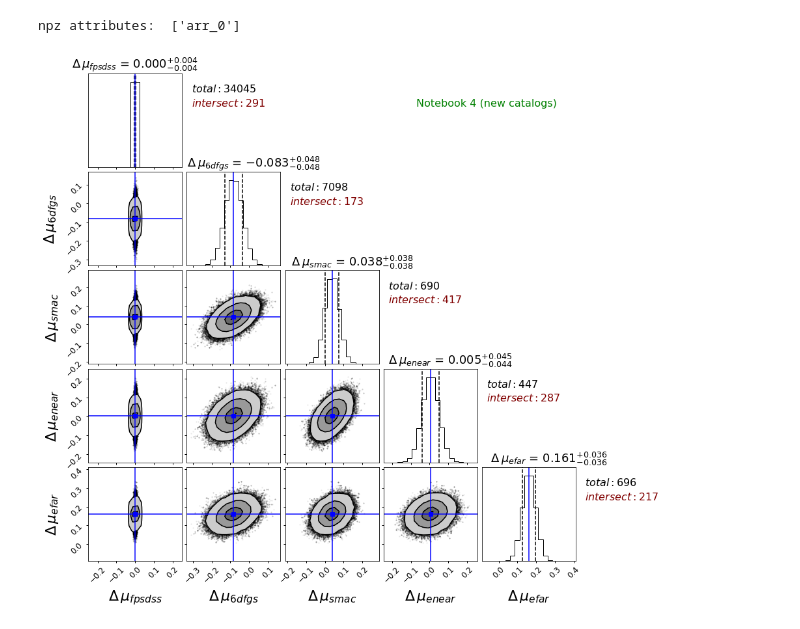
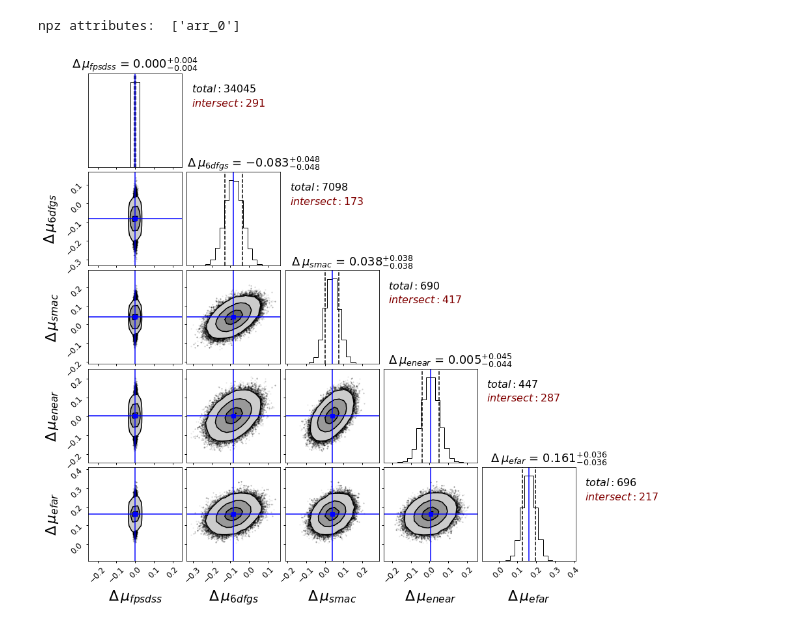
Before and after one commit to ekourkchi/CF4catalog, a Jupyter notebook: FP_groups-updated_MCMC-Investigate3.ipynb, the cells around one changed output. Drawn from its saved outputs; the diff is of its cells as text; code cells hidden in the pictures.

Commit message:
fixing the MCMC calcaultions and the catalogs based on the latest updates in November 2022

```diff
--- a/FP_groups-updated_MCMC-Investigate3.ipynb
+++ b/FP_groups-updated_MCMC-Investigate3.ipynb
@@ -547,6 +547,9 @@ npzName = "CF4_FP_group.220521.EDDhelper.inv3.npz"
 npzfile = np.load(npzName)
 print("npz attributes: ", npzfile.files)
 NPZsamples = npzfile['arr_0']
+
+catalogs = ["fpsdss", "6dfgs", "smc", "enr", "far"]
+samples = NPZsamples
 # %% [output]
 npz attributes:  ['arr_0']
 # %%
@@ -598,37 +601,37 @@ for ax in fig.get_axes():
         error  = nl[1]
         title = left+'='+' ${0.000}_'+error
         ax.set_title(title)
         ax.title.set_fontsize(18)
 
 
     ax.tick_params(which='major', length=3, width=1., direction='out')
 
     Ylm = ax.get_ylim() ; Xlm = ax.get_xlim()
     x0 = -0.1*Xlm[0]+1.1*Xlm[1]
 
     if m%(n_cat+1)==0:
         y0 = 0.2*Ylm[0]+0.80*Ylm[1]
         dx = df[['DM_'+catalogs[i_cat]]].dropna()
         ax.text(x0,y0, r"$total: $"+str(len(dx)), fontsize=16, color='k')
 
         y0 = 0.35*Ylm[0]+0.65*Ylm[1]
         other_DMs = ["DM_"+c for c in catalogs if c != catalogs[i_cat]]
 
         df["sumDM"] = df[other_DMs].sum(axis=1)
         df["sumDM"][df["sumDM"]==0] = np.nan
 
         dx = df[['sumDM', 'DM_'+catalogs[i_cat]]].dropna()
         ax.text(x0,y0, r"$intersect: $"+str(len(dx)), fontsize=16, color='maroon')
         i_cat += 1
 
 
     m+=1
 
-for ax in fig.get_axes():
-    Ylm = ax.get_ylim() ; Xlm = ax.get_xlim()
-    x0 = -2.5*Xlm[0]+3.5*Xlm[1]
-    y0 = 0.35*Ylm[0]+0.65*Ylm[1]
-    ax.text(x0,y0, "Notebook 4 (new catalogs)", fontsize=16, color='g')
-    break
+# for ax in fig.get_axes():
+#     Ylm = ax.get_ylim() ; Xlm = ax.get_xlim()
+#     x0 = -2.5*Xlm[0]+3.5*Xlm[1]
+#     y0 = 0.35*Ylm[0]+0.65*Ylm[1]
+#     ax.text(x0,y0, "Notebook 4 (new catalogs)", fontsize=16, color='g')
+#     break
 # %% [output]
-[figure, old version]
+[figure, new version]
```
Also changed, not shown: parts of 1 cell of this notebook, 9 other files.
